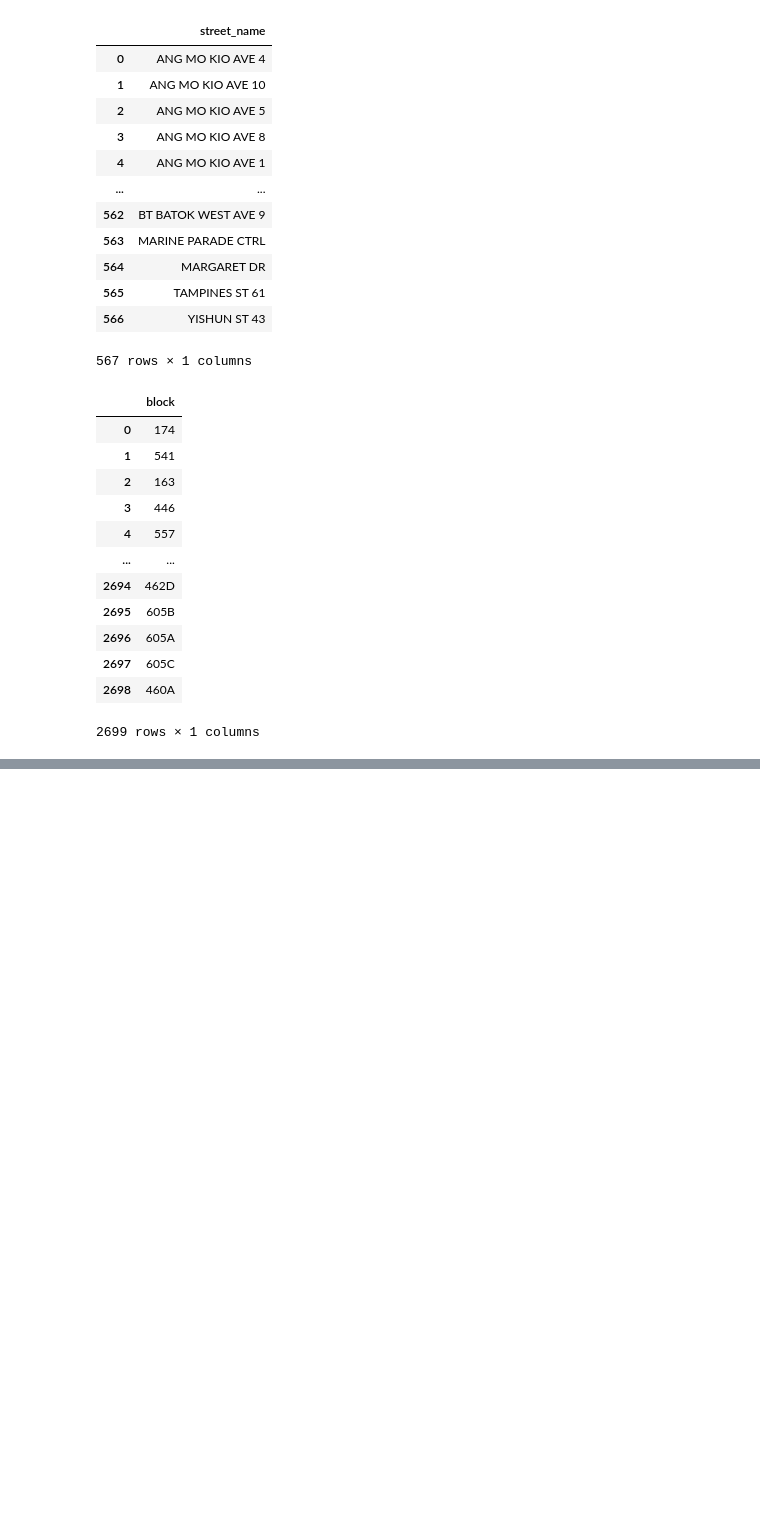
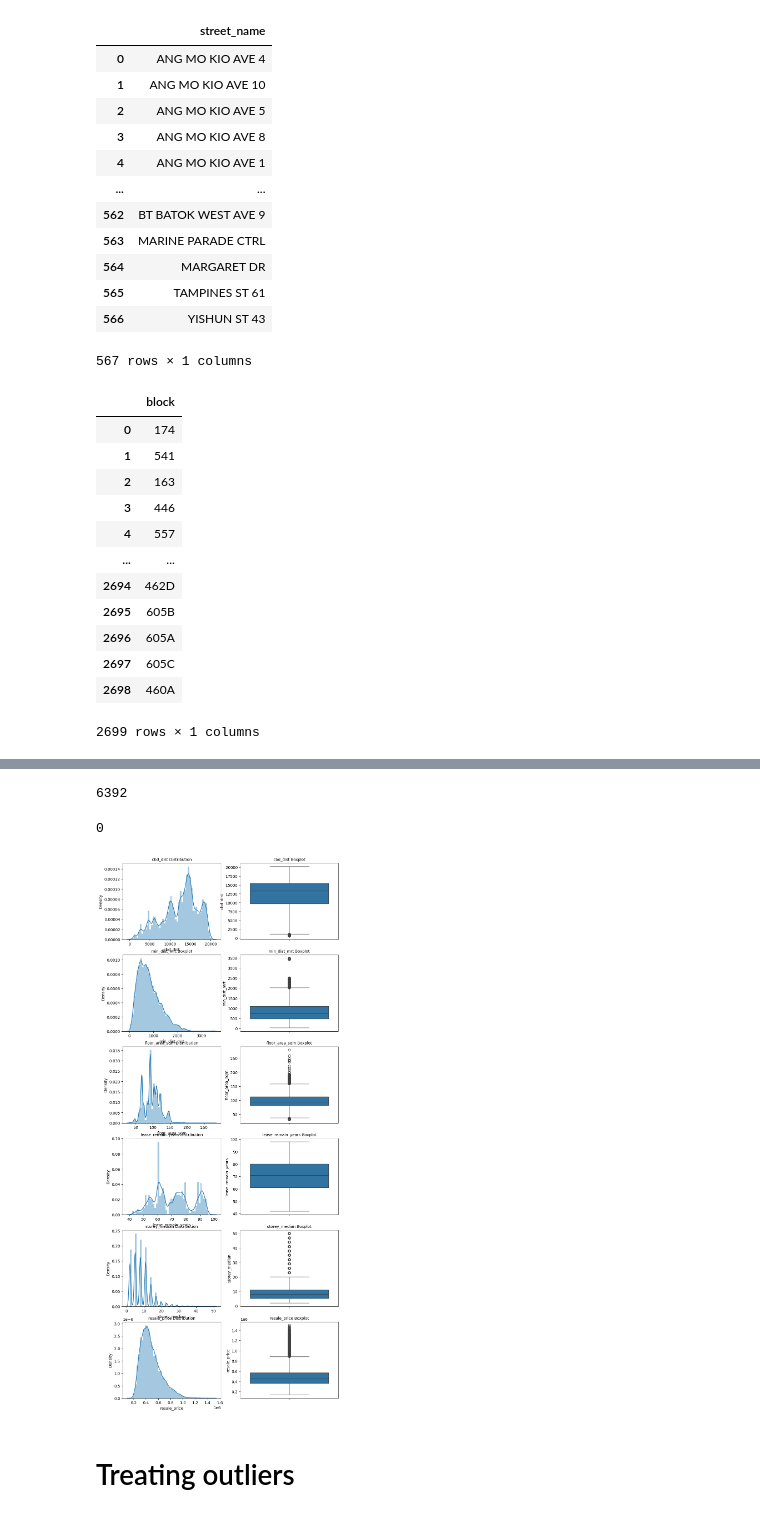
Before and after one commit to DineshDhamodharan24/Singapore_Flat_Resale_, a Jupyter notebook: flat_analysis.ipynb, the cells around one changed output, grey strips where cells are left out. Saved outputs shown, nothing was run; the diff lists cells and outputs as text; code cells hidden in the pictures; blank space fills up the shorter version.

```diff
--- a/flat_analysis.ipynb
+++ b/flat_analysis.ipynb
@@ -477,0 +549,9 @@ flat_new___
+# %%
+# minor data preprocessing for combined data
+def get_median(x):
+    split_list = x.split(' TO ')
+    float_list = [float(i) for i in split_list]
+    median = statistics.median(float_list)
+    return median
+# %%
+flat_df['storey_median'] = flat_df['storey_range'].apply(lambda x: get_median(x))
@@ -477,0 +594,14 @@ flat_new___
+# %%
+scope_df = flat_df[['cbd_dist','min_dist_mrt','floor_area_sqm','lease_remain_years','storey_median','resale_price']]
+# %%
+# in duplicated so much is remove them..
+scope_df.duplicated().sum()
+# %% [output]
+6392
+# %%
+scope_df =scope_df.drop_duplicates()
+# %%
+# Re check the duplicated in flat is zero
+scope_df.duplicated().sum()
+# %% [output]
+0
@@ -477,0 +611,37 @@ flat_new___
+# %%
+# checking the overfitting are underfitting in boxplot
+fig,axes = plt.subplots(nrows =6,ncols =2)
+fig.set_size_inches(10,25)
+a = sns.distplot(scope_df['cbd_dist'],ax=axes[0][0])
+a.set_title("cbd_dist Distribution",fontsize = 10)
+a = sns.boxplot(scope_df['cbd_dist'],orient = 'v',ax = axes[0][1])
+a.set_title("cbd_dist Boxplot",fontsize=10)
+
+a = sns.distplot(scope_df['min_dist_mrt'],ax = axes[1][0])
+a.set_title("min_dist_mrt Boxplot",fontsize=10)
+a = sns.boxplot(scope_df['min_dist_mrt'],orient = 'v',ax=axes[1][1])
+a.set_title("min_dist_mrt Boxplot",fontsize =10)
+
+a = sns.distplot(scope_df['floor_area_sqm'],ax=axes[2][0])
+a.set_title("floor_area_sqm Distribution",fontsize=10)
+a = sns.boxplot(scope_df['floor_area_sqm'],orient ='v',ax= axes[2][1])
+a.set_title("floor_area_sqm Boxplot",fontsize=10)
+
+a = sns.distplot(scope_df['lease_remain_years'] , ax=axes[3][0])
+a.set_title("lease_remain_years Distribution",fontsize=10)
+a = sns.boxplot(scope_df['lease_remain_years'] , orient = "v" , ax=axes[3][1])
+a.set_title("lease_remain_years Boxplot",fontsize=10)
+
+a = sns.distplot(scope_df['storey_median'] , ax=axes[4][0])
+a.set_title("storey_median Distribution",fontsize=10)
+a = sns.boxplot(scope_df['storey_median'] , orient = "v" , ax=axes[4][1])
+a.set_title("storey_median Boxplot",fontsize=10)
+
+a = sns.distplot(scope_df['resale_price'] , ax=axes[5][0])
+a.set_title("resale_price Distribution",fontsize=10)
+a = sns.boxplot(scope_df['resale_price'] , orient = "v" , ax=axes[5][1])
+a.set_title("resale_price Boxplot",fontsize=10)
+
+plt.show()
+# %% [output]
+[figure, added]
@@ -477,0 +650,2 @@ flat_new___
+# %% [markdown]
+# Treating outliers
```
Also changed, not shown: parts of 62 cells of this notebook.
